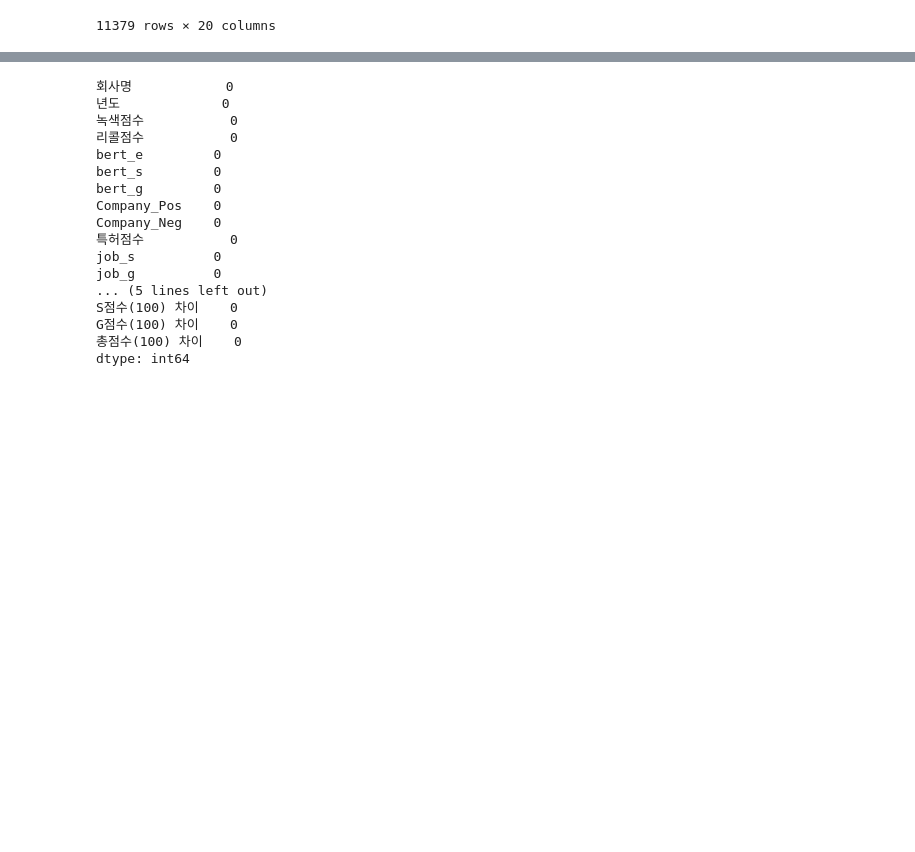
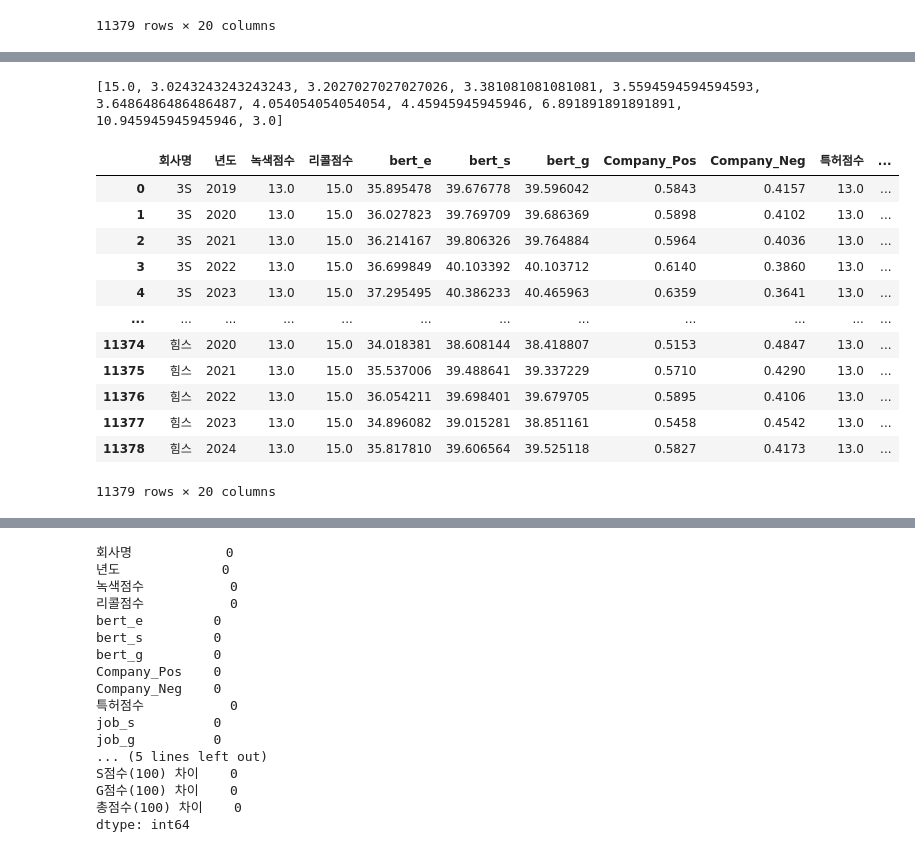
Before and after one commit to jmp-fullstack/ESG_TEAM1, a Jupyter notebook: 5.rating/총점수.ipynb, the cells around one changed output, grey strips where cells are left out. Saved outputs shown, nothing was run; the diff lists cells and outputs as text; code cells hidden in the pictures; blank space fills up the shorter version.

```diff
--- a/5.rating/총점수.ipynb
+++ b/5.rating/총점수.ipynb
@@ -312,0 +322,16 @@ dff
+# %%
+def min_max_normalization(data, min_val, max_val):
+    normalized_data = []
+    for val in data:
+        normalized_val = (val - min(data)) / (max(data) - min(data)) * (max_val - min_val) + min_val
+        normalized_data.append(normalized_val)
+    return normalized_data
+
+data = [15, 0.23, 0.45, 0.67, 0.89, 1.0, 1.5, 2.0, 5.0, 10.0, 0.2]  # 데이터가 숫자로 채워져야 합니다.
+min_val = 3
+max_val = 15
+
+normalized_data = min_max_normalization(data, min_val, max_val)
+print(normalized_data)
+# %% [output]
+[15.0, 3.0243243243243243, 3.2027027027027026, 3.381081081081081, 3.5594594594594593, 3.6486486486486487, 4.054054054054054, 4.45945945945946, 6.891891891891891, 10.945945945945946, 3.0]
@@ -312,0 +364,16 @@ dff
+# %%
+normal_df
+# %% [output]
+|  | 회사명 | 년도 | 녹색점수 | 리콜점수 | bert_e | bert_s | bert_g | Company_Pos | Company_Neg | 특허점수 | ... |
+| 0 | 3S | 2019 | 13.0 | 15.0 | 35.895478 | 39.676778 | 39.596042 | 0.5843 | 0.4157 | 13.0 | ... |
+| 1 | 3S | 2020 | 13.0 | 15.0 | 36.027823 | 39.769709 | 39.686369 | 0.5898 | 0.4102 | 13.0 | ... |
+| 2 | 3S | 2021 | 13.0 | 15.0 | 36.214167 | 39.806326 | 39.764884 | 0.5964 | 0.4036 | 13.0 | ... |
+| 3 | 3S | 2022 | 13.0 | 15.0 | 36.699849 | 40.103392 | 40.103712 | 0.6140 | 0.3860 | 13.0 | ... |
+| 4 | 3S | 2023 | 13.0 | 15.0 | 37.295495 | 40.386233 | 40.465963 | 0.6359 | 0.3641 | 13.0 | ... |
+| ... | ... | ... | ... | ... | ... | ... | ... | ... | ... | ... | ... |
+| 11374 | 힘스 | 2020 | 13.0 | 15.0 | 34.018381 | 38.608144 | 38.418807 | 0.5153 | 0.4847 | 13.0 | ... |
+| 11375 | 힘스 | 2021 | 13.0 | 15.0 | 35.537006 | 39.488641 | 39.337229 | 0.5710 | 0.4290 | 13.0 | ... |
+| 11376 | 힘스 | 2022 | 13.0 | 15.0 | 36.054211 | 39.698401 | 39.679705 | 0.5895 | 0.4106 | 13.0 | ... |
+| 11377 | 힘스 | 2023 | 13.0 | 15.0 | 34.896082 | 39.015281 | 38.851161 | 0.5458 | 0.4542 | 13.0 | ... |
+| 11378 | 힘스 | 2024 | 13.0 | 15.0 | 35.817810 | 39.606564 | 39.525118 | 0.5827 | 0.4173 | 13.0 | ... |
+11379 rows × 20 columns
```
Also changed, not shown: parts of 18 cells of this notebook.
